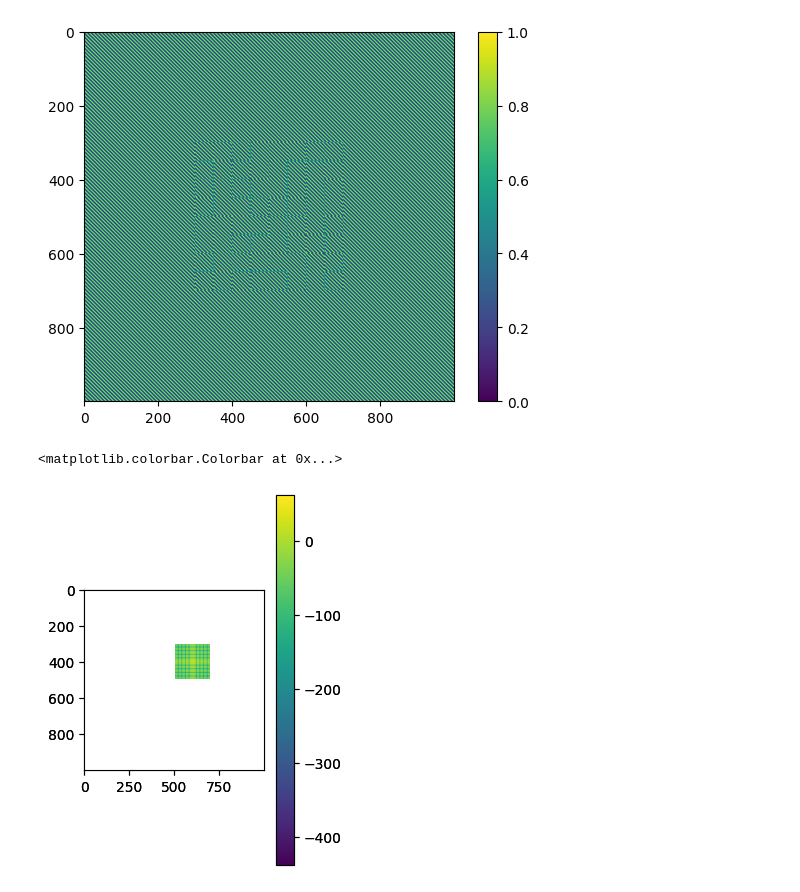
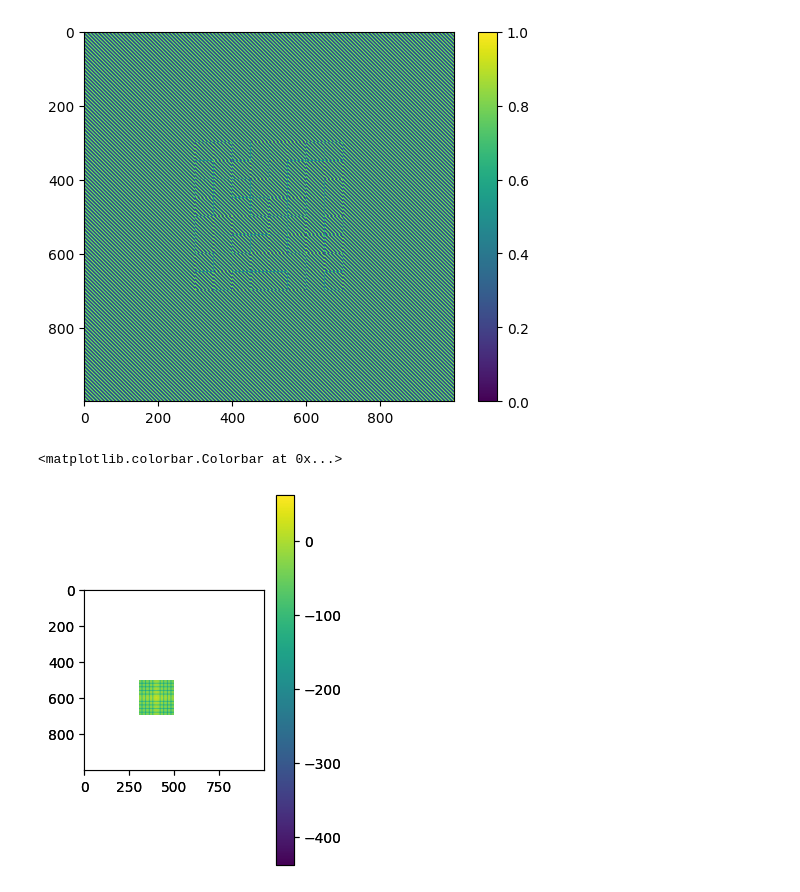
Before and after one commit to jysru/waveoptics_tools, a Jupyter notebook: notebooks/example_slm.ipynb, the cells around one changed output. Cells and saved outputs as stored; diff of their text form; code cells hidden in the pictures.

```diff
--- a/notebooks/example_slm.ipynb
+++ b/notebooks/example_slm.ipynb
@@ -38,22 +38,27 @@ plt.colorbar()
 # %%
 from waveoptics.propag.numpy import fft_2d, ifft_2d
 ft = fft_2d(lee_hologram)
 ft_log = 10*np.log(np.abs(ft))
 
 ft_crop = np.copy(ft)
-ft_crop[:300, :] = 0
-ft_crop[500:, :] = 0
-ft_crop[:, :500] = 0
-ft_crop[:, 700:] = 0
+# ft_crop[:300, :] = 0
+# ft_crop[500:, :] = 0
+# ft_crop[:, :500] = 0
+# ft_crop[:, 700:] = 0
+
+ft_crop[:500, :] = 0
+ft_crop[700:, :] = 0
+ft_crop[:, :300] = 0
+ft_crop[:, 500:] = 0
 ft_crop_log = 10*np.log(np.abs(ft_crop))
 
 plt.subplot(1, 2, 1)
 plt.imshow(ft_log, vmax = np.max(ft_log), vmin=np.max(ft_log) - 500)
 plt.colorbar()
 
 plt.subplot(1, 2, 1)
 plt.imshow(ft_crop_log, vmax = np.max(ft_log), vmin=np.max(ft_log) - 500)
 plt.colorbar()
 # %% [output]
 <matplotlib.colorbar.Colorbar at 0x...>
-[figure, old version]
+[figure, new version]
```
Also changed, not shown: parts of 1 cell of this notebook.
